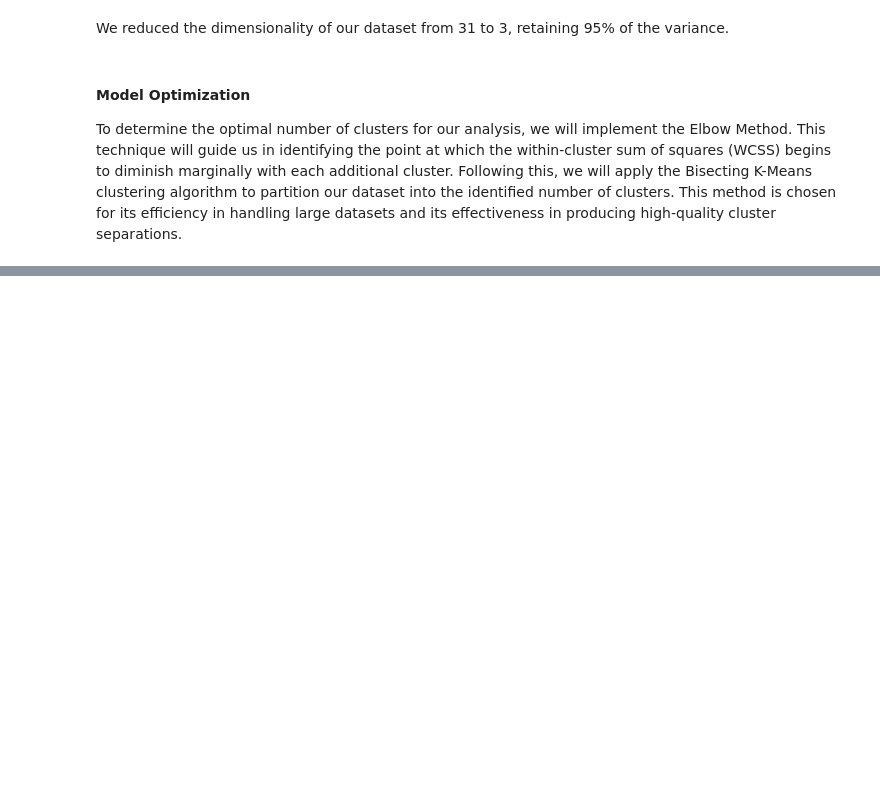
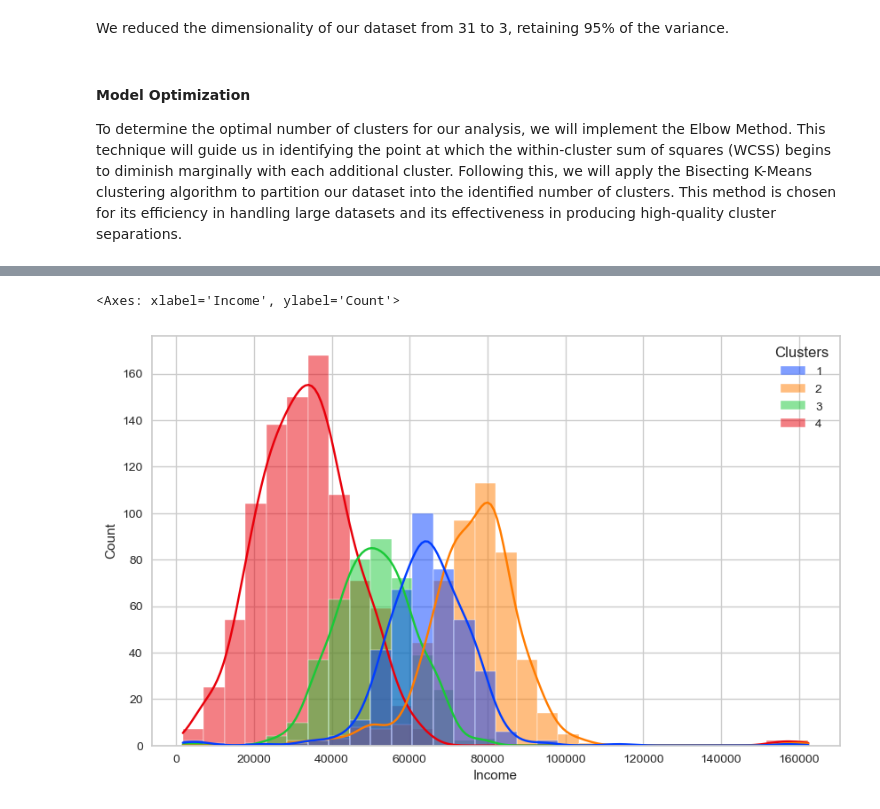
Before and after one commit to TheMimikyu/Customer-Behaviour-Analysis, a Jupyter notebook: CUSTOMER-SEGMENTATION.ipynb, the cells around one changed output, grey strips where cells are left out. Drawn from its saved outputs; the diff is of its cells as text; code cells hidden in the pictures; blank space fills up the shorter version.

```diff
--- a/CUSTOMER-SEGMENTATION.ipynb
+++ b/CUSTOMER-SEGMENTATION.ipynb
@@ -651,0 +695,6 @@ from yellowbrick.cluster import KElbowVisualizer
+# %%
+plt.figure(figsize=(10,6))
+sns.histplot(data, x="Income", bins=30, kde=True, hue='Clusters', palette="bright")
+# %% [output]
+<Axes: xlabel='Income', ylabel='Count'>
+[figure, added]
```
Also changed, not shown: parts of 18 cells of this notebook.
